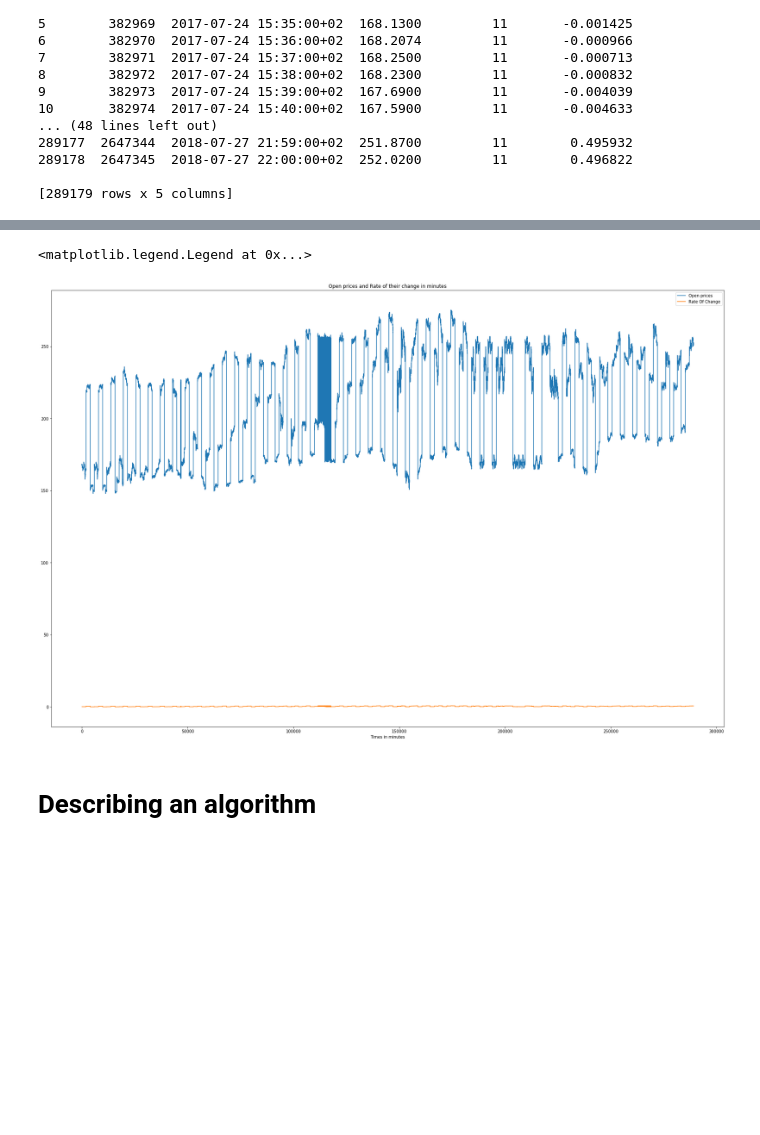
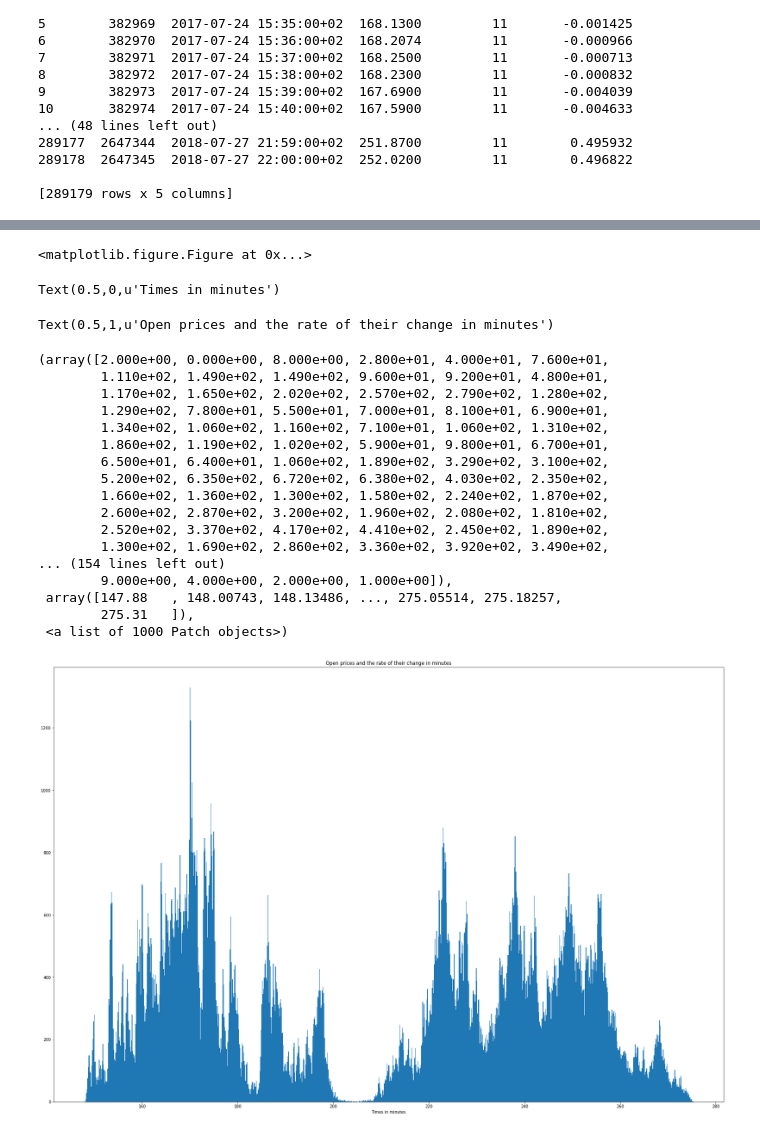
Before and after one commit to osabu/Data-Anaysis, a Jupyter notebook: Untitled.ipynb, the cells around one changed output, grey strips where cells are left out. Drawn from its saved outputs; the diff is of its cells as text; code cells hidden in the pictures; blank space fills up the shorter version.

```diff
--- a/Untitled.ipynb
+++ b/Untitled.ipynb
@@ -80,17 +107,28 @@ print df1
 # %%
-import pandas as pd
-import matplotlib.pyplot as mt
-import numpy as np
-df1 = pd.read_csv("dataexport.csv")
 df1['Rate_Of_Change'] = (df1['open'] / 168.37) - 1 # Formula for getting the rate of change
 mt.figure(figsize = (30 , 20))
 mt.xlabel("Times in minutes") # title of the chart
 mt.title("Open prices and the rate of their change in minutes")
-mt.plot(df1.index , df1.open)
-mt.plot(df1.index , df1.Rate_Of_Change)
-mt.legend(['Open prices' , 'Rate Of Change'] , loc = 0)
+mt.hist(df1.open, bins=1000) # It represents 1000 coloumn. Every one of them is an averge of prices list / 1000
 # %% [output]
-<matplotlib.legend.Legend at 0x...>
+<matplotlib.figure.Figure at 0x...>
+Text(0.5,0,u'Times in minutes')
+Text(0.5,1,u'Open prices and the rate of their change in minutes')
+(array([2.000e+00, 0.000e+00, 8.000e+00, 2.800e+01, 4.000e+01, 7.600e+01,
+        1.110e+02, 1.490e+02, 1.490e+02, 9.600e+01, 9.200e+01, 4.800e+01,
+        1.170e+02, 1.650e+02, 2.020e+02, 2.570e+02, 2.790e+02, 1.280e+02,
+        1.290e+02, 7.800e+01, 5.500e+01, 7.000e+01, 8.100e+01, 6.900e+01,
+        1.340e+02, 1.060e+02, 1.160e+02, 7.100e+01, 1.060e+02, 1.310e+02,
+        1.860e+02, 1.190e+02, 1.020e+02, 5.900e+01, 9.800e+01, 6.700e+01,
+        6.500e+01, 6.400e+01, 1.060e+02, 1.890e+02, 3.290e+02, 3.100e+02,
+        5.200e+02, 6.350e+02, 6.720e+02, 6.380e+02, 4.030e+02, 2.350e+02,
+        1.660e+02, 1.360e+02, 1.300e+02, 1.580e+02, 2.240e+02, 1.870e+02,
+        2.600e+02, 2.870e+02, 3.200e+02, 1.960e+02, 2.080e+02, 1.810e+02,
+        2.520e+02, 3.370e+02, 4.170e+02, 4.410e+02, 2.450e+02, 1.890e+02,
+        1.300e+02, 1.690e+02, 2.860e+02, 3.360e+02, 3.920e+02, 3.490e+02,
+... (154 lines left out)
+        9.000e+00, 4.000e+00, 2.000e+00, 1.000e+00]),
+ array([147.88   , 148.00743, 148.13486, ..., 275.05514, 275.18257,
+        275.31   ]),
+ <a list of 1000 Patch objects>)
-[figure, old version]
+[figure, new version]
-# %% [markdown]
-# Describing an  algorithm
```
Also changed, not shown: parts of 19 cells of this notebook.
